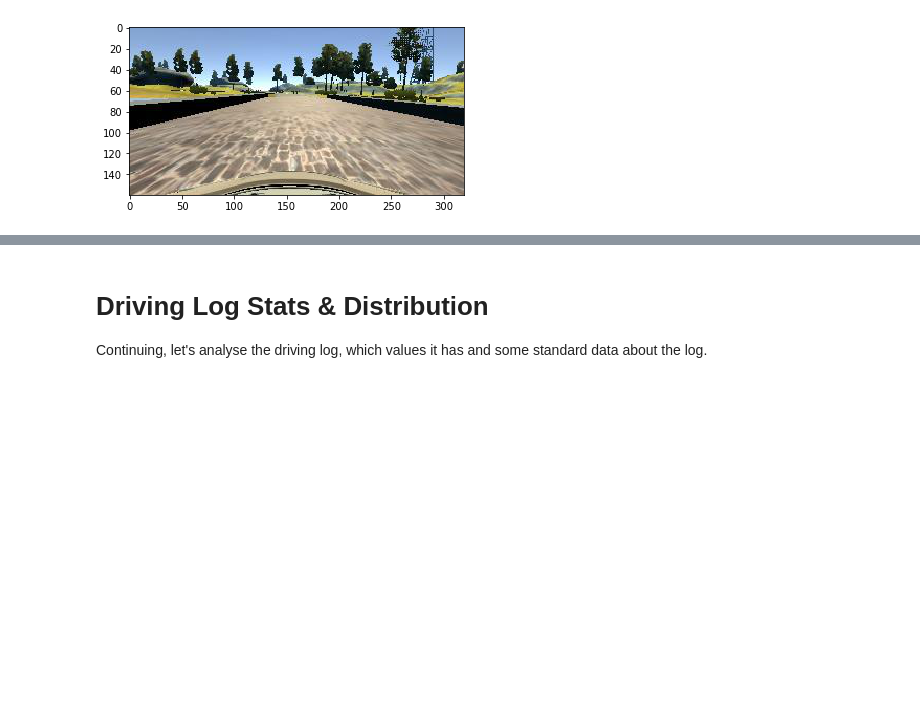
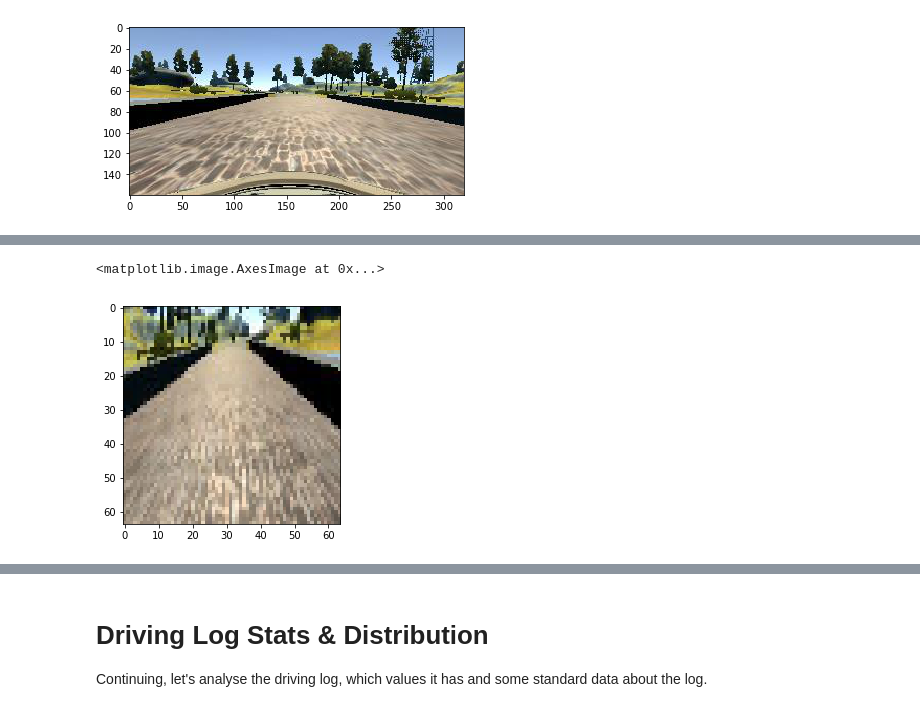
Before and after one commit to boxmein/CarND-Behavioral-Cloning-P3, a Jupyter notebook: DataAnalysis.ipynb, the cells around one changed output, grey strips where cells are left out. Cells and saved outputs as stored; diff of their text form; code cells hidden in the pictures; blank space fills up the shorter version.

```diff
--- a/DataAnalysis.ipynb
+++ b/DataAnalysis.ipynb
@@ -42,0 +46,6 @@ plt.imshow(np.resize(random_image, [1,model.ORIG_ROWS,model.ORIG_COLS,model.ORIG
+# %%
+flipped_image = cv2.flip(small_image, 1)
+plt.imshow(flipped_image)
+# %% [output]
+<matplotlib.image.AxesImage at 0x...>
+[figure, added]
```
Also changed, not shown: parts of 10 cells of this notebook, 4 other files.
